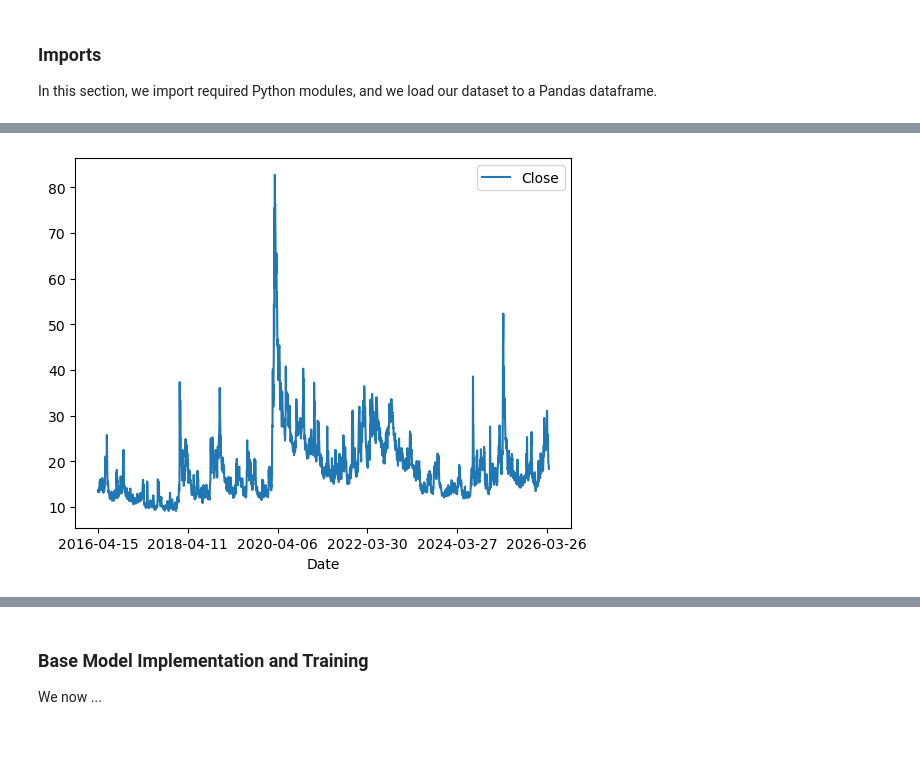
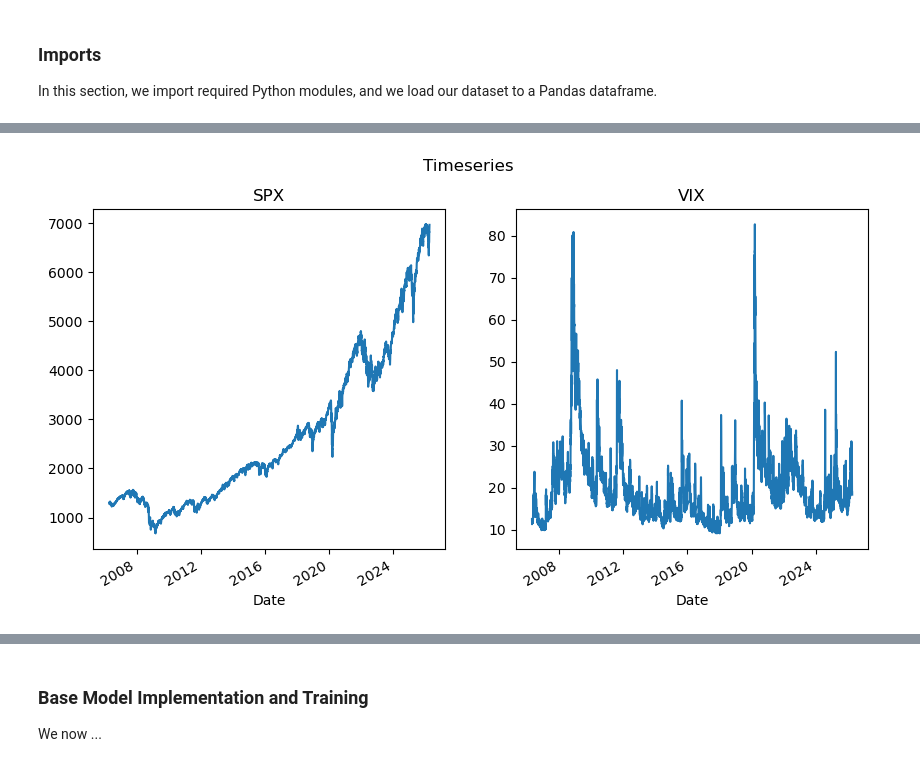
Before and after one commit to agrotz-msai/deep-learning-systems-project, a Jupyter notebook: deep_learning.ipynb, the cells around one changed output, grey strips where cells are left out. Cells and saved outputs as stored; diff of their text form; code cells hidden in the pictures; blank space fills up the shorter version.

```diff
--- a/deep_learning.ipynb
+++ b/deep_learning.ipynb
@@ -43,3 +56,3 @@ import torch
 # %%
-df = pd.read_csv("vix.csv")
-df.head()
+df_spx = pd.read_csv("spx.csv")
+df_vix = pd.read_csv("vix.csv")
@@ -100,4 +114,17 @@ df.describe()
+# %%
+df_spx.drop(columns=['High', 'Low', 'Open', 'Volume'], inplace=True)
+df_spx.Date = pd.to_datetime(df_spx.Date)
+df_vix.drop(columns=['High', 'Low', 'Open', 'Volume'], inplace=True)
+df_vix.Date = pd.to_datetime(df_vix.Date)
 # %%
-df.plot(x='Date', y='Close');
+fig, ax = plt.subplots(1, 2, figsize=(10, 5))
+fig.suptitle('Timeseries')
+df_spx.plot(x='Date', y='Close', ax=ax[0]);
+df_vix.plot(x='Date', y='Close', ax=ax[1]);
+ax[0].set(title='SPX')
+ax[1].set(title='VIX')
+ax[0].get_legend().remove()
+ax[1].get_legend().remove()
+plt.show()
 # %% [output]
-[figure, old version]
+[figure, new version]
```
Also changed, not shown: parts of 49 cells of this notebook, 2 other files.
